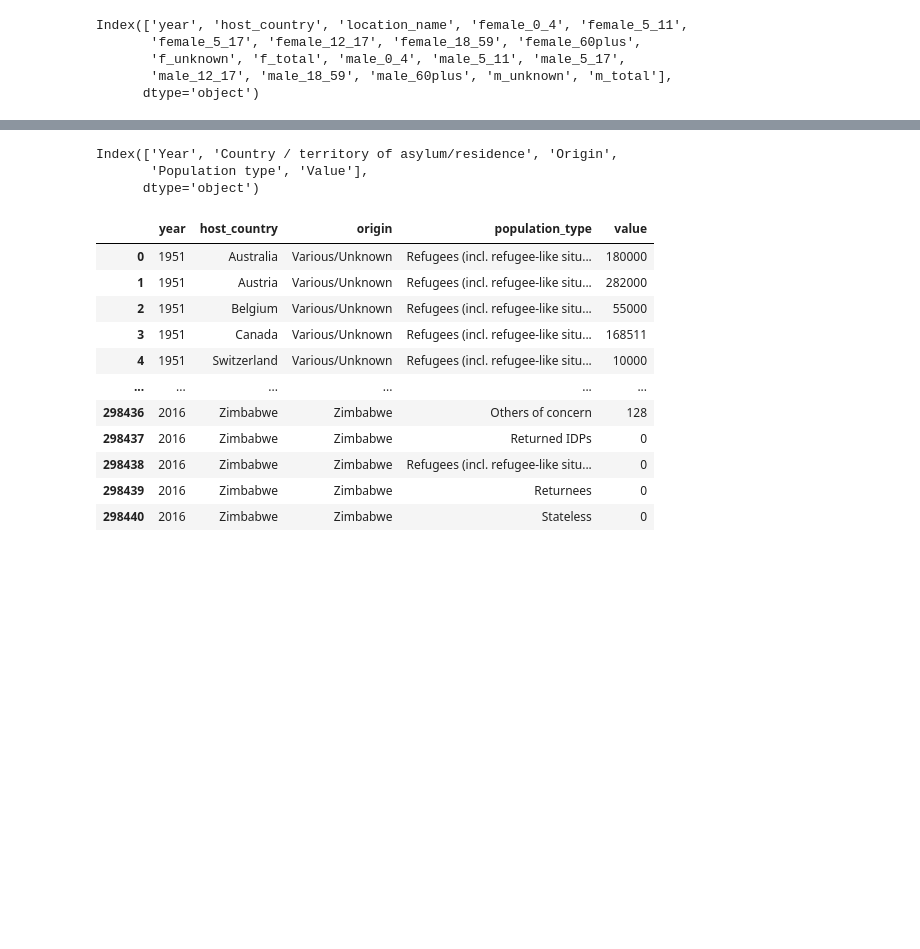
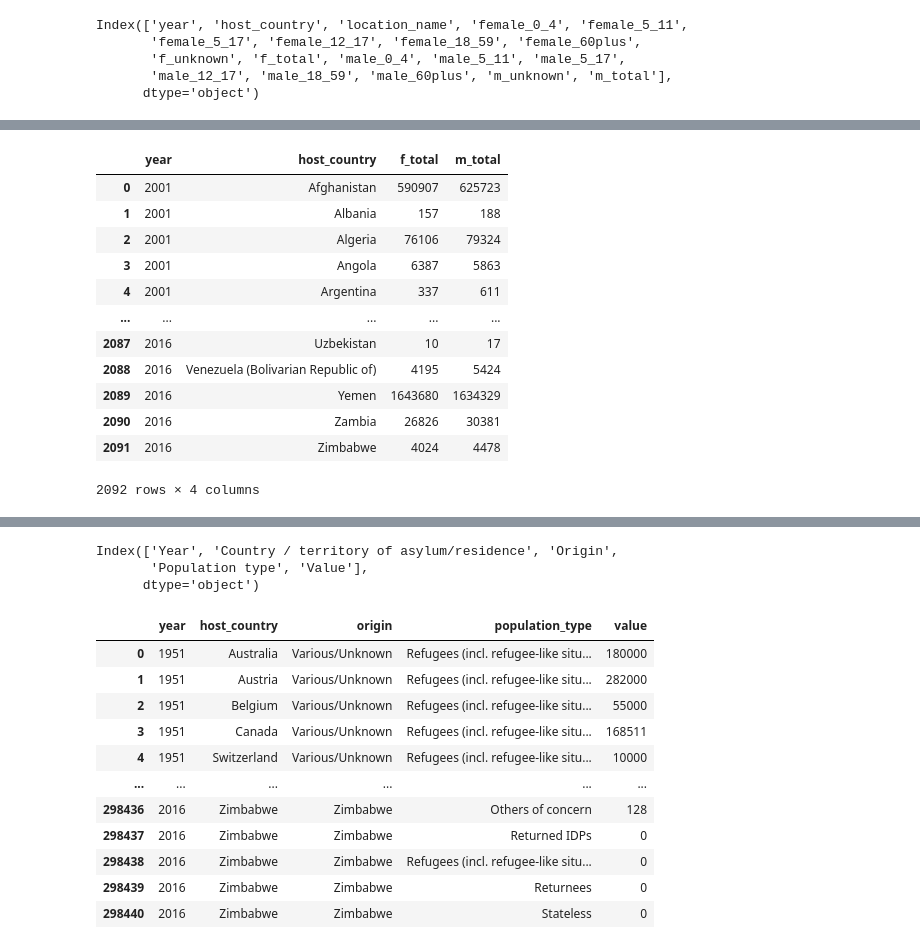
Before and after one commit to kflores56/project_2, a Jupyter notebook: Data_extract.ipynb, the cells around one changed output, grey strips where cells are left out. Drawn from its saved outputs; the diff is of its cells as text; code cells hidden in the pictures; blank space fills up the shorter version.

```diff
--- a/Data_extract.ipynb
+++ b/Data_extract.ipynb
@@ -138,0 +154,5 @@ demographics
+# %%
+#Converting the total columns to integer to get the sum in the groupby function
+demographics['f_total'] =pd.to_numeric(demographics['f_total'])
+demographics['m_total'] =pd.to_numeric(demographics['m_total'])
+demographics.dtypes
@@ -138,0 +165,4 @@ demographics
+# %%
+#Grouping by year and host country to arrive at the total male and female asylum seekers
+group_year_demographics = demographics.groupby(['year','host_country']).sum().reset_index()
+print(group_year_demographics)
@@ -138,0 +184,18 @@ demographics
+# %%
+#Converting the group by object into a dataframe
+group_year_demographics_df = pd.DataFrame(group_year_demographics)
+group_year_demographics_df
+# %% [output]
+|  | year | host_country | f_total | m_total |
+| 0 | 2001 | Afghanistan | 590907 | 625723 |
+| 1 | 2001 | Albania | 157 | 188 |
+| 2 | 2001 | Algeria | 76106 | 79324 |
+| 3 | 2001 | Angola | 6387 | 5863 |
+| 4 | 2001 | Argentina | 337 | 611 |
+| ... | ... | ... | ... | ... |
+| 2087 | 2016 | Uzbekistan | 10 | 17 |
+| 2088 | 2016 | Venezuela (Bolivarian Republic of) | 4195 | 5424 |
+| 2089 | 2016 | Yemen | 1643680 | 1634329 |
+| 2090 | 2016 | Zambia | 26826 | 30381 |
+| 2091 | 2016 | Zimbabwe | 4024 | 4478 |
+2092 rows × 4 columns
```
Also changed, not shown: parts of 19 cells of this notebook, 1 other file.
